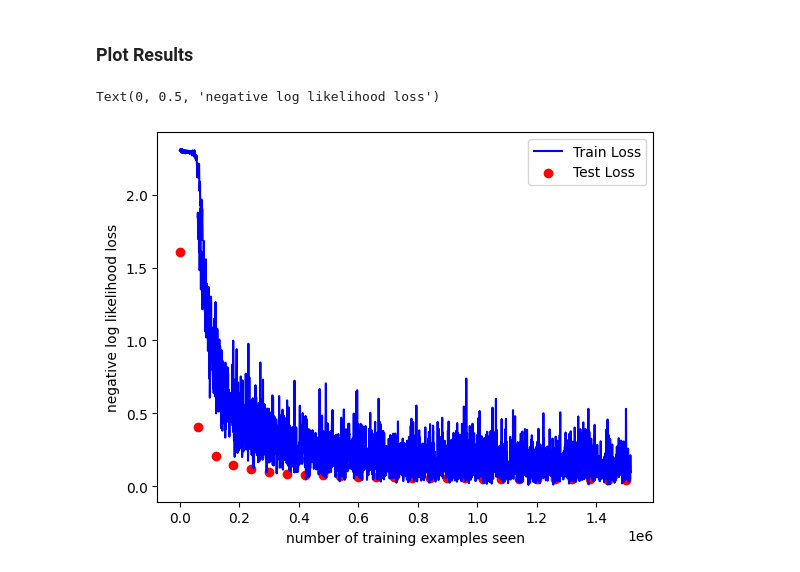
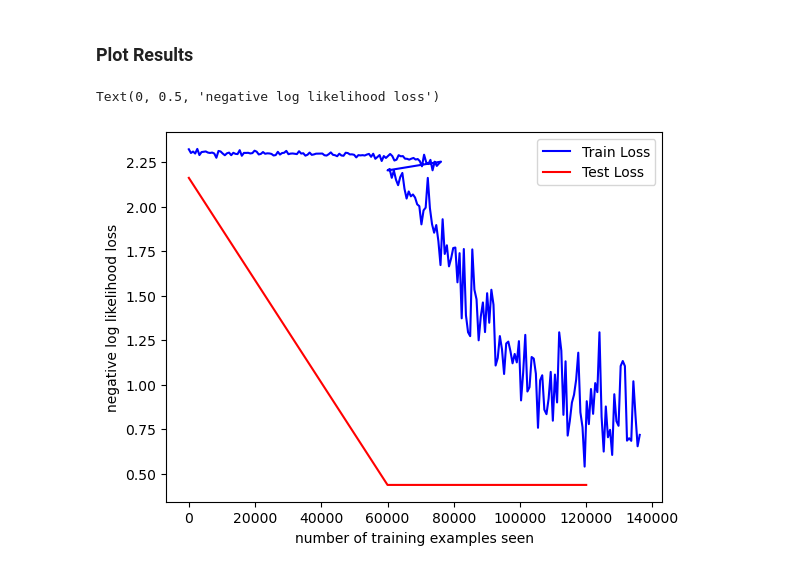
Before and after one commit to ryanchristopher27/CS8770-NeuralNetworks, a Jupyter notebook: mnist_cnn_model.ipynb, the cells around one changed output. Cells and saved outputs as stored; diff of their text form; code cells hidden in the pictures.

```diff
--- a/mnist_cnn_model.ipynb
+++ b/mnist_cnn_model.ipynb
@@ -100,7 +97,7 @@ model = CNN()
 
 print(model)
 
-epochs = 25
+epochs = 2
 learning_rate = 0.01
 momentum = 0.3
 
@@ -255,13 +202,13 @@ Test Set: Avg. Loss: 0.0456, Accuracy: 9851/10000 (99%)
 # %%
 fig = plt.figure()
 plt.plot(train_count, train_loss, color='blue')
-plt.scatter(test_count, test_loss, color='red')
+plt.plot(test_count, test_loss, color='red')
 plt.legend(['Train Loss', 'Test Loss'], loc='upper right')
 plt.xlabel('number of training examples seen')
 plt.ylabel('negative log likelihood loss')
 # %% [output]
 Text(0, 0.5, 'negative log likelihood loss')
-[figure, old version]
+[figure, new version]
 # %%
 with torch.no_grad():
   if torch.cuda.is_available():
```
Also changed, not shown: parts of 7 cells of this notebook, 1 other file.
